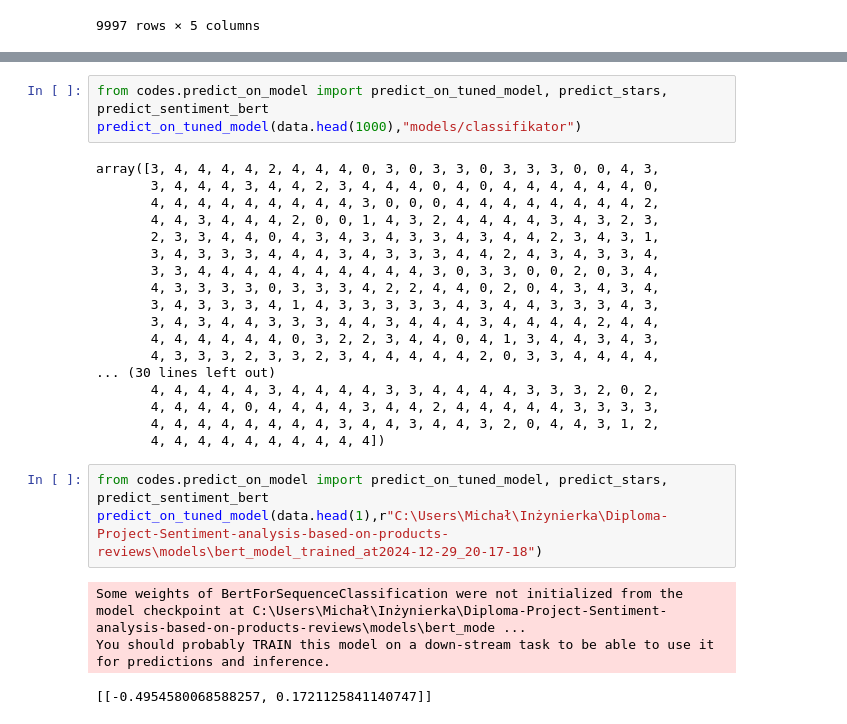
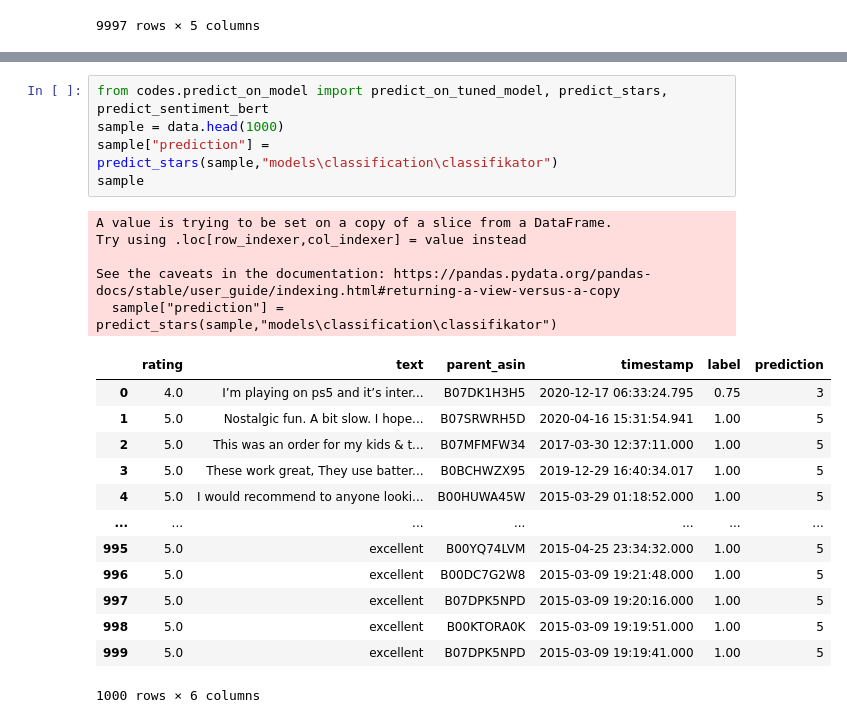
Before and after one commit to m24jeczen/Diploma-Project-Sentiment-analysis-based-on-products-reviews, a Jupyter notebook: Demov2.ipynb, the cells around one changed output, grey strips where cells are left out. Cells and saved outputs as stored; diff of their text form.

```diff
--- a/Demov2.ipynb
+++ b/Demov2.ipynb
@@ -549,28 +551,24 @@ Epoch 3/3, Train Loss: 0.4410, Val Loss: 0.8905, Val Accuracy: 0.6653
 # %%
 from codes.predict_on_model import predict_on_tuned_model, predict_stars, predict_sentiment_bert
-predict_on_tuned_model(data.head(1000),"models/classifikator")
+sample = data.head(1000)
+sample["prediction"] = predict_stars(sample,"models\classification\classifikator")
+sample
 # %% [output]
-array([3, 4, 4, 4, 4, 2, 4, 4, 4, 0, 3, 0, 3, 3, 0, 3, 3, 3, 0, 0, 4, 3,
-       3, 4, 4, 4, 3, 4, 4, 2, 3, 4, 4, 4, 0, 4, 0, 4, 4, 4, 4, 4, 4, 0,
-       4, 4, 4, 4, 4, 4, 4, 4, 4, 3, 0, 0, 0, 4, 4, 4, 4, 4, 4, 4, 4, 2,
-       4, 4, 3, 4, 4, 4, 2, 0, 0, 1, 4, 3, 2, 4, 4, 4, 4, 3, 4, 3, 2, 3,
-       2, 3, 3, 4, 4, 0, 4, 3, 4, 3, 4, 3, 3, 4, 3, 4, 4, 2, 3, 4, 3, 1,
-       3, 4, 3, 3, 3, 4, 4, 4, 3, 4, 3, 3, 3, 4, 4, 2, 4, 3, 4, 3, 3, 4,
-       3, 3, 4, 4, 4, 4, 4, 4, 4, 4, 4, 4, 3, 0, 3, 3, 0, 0, 2, 0, 3, 4,
-       4, 3, 3, 3, 3, 0, 3, 3, 3, 4, 2, 2, 4, 4, 0, 2, 0, 4, 3, 4, 3, 4,
-       3, 4, 3, 3, 3, 4, 1, 4, 3, 3, 3, 3, 3, 4, 3, 4, 4, 3, 3, 3, 4, 3,
-       3, 4, 3, 4, 4, 3, 3, 3, 4, 4, 3, 4, 4, 4, 3, 4, 4, 4, 4, 2, 4, 4,
-       4, 4, 4, 4, 4, 4, 0, 3, 2, 2, 3, 4, 4, 0, 4, 1, 3, 4, 4, 3, 4, 3,
-       4, 3, 3, 3, 2, 3, 3, 2, 3, 4, 4, 4, 4, 4, 2, 0, 3, 3, 4, 4, 4, 4,
-... (30 lines left out)
-       4, 4, 4, 4, 4, 3, 4, 4, 4, 4, 3, 3, 4, 4, 4, 4, 3, 3, 3, 2, 0, 2,
-       4, 4, 4, 4, 0, 4, 4, 4, 4, 3, 4, 4, 2, 4, 4, 4, 4, 4, 3, 3, 3, 3,
-       4, 4, 4, 4, 4, 4, 4, 4, 3, 4, 4, 3, 4, 4, 3, 2, 0, 4, 4, 3, 1, 2,
-       4, 4, 4, 4, 4, 4, 4, 4, 4, 4])
+A value is trying to be set on a copy of a slice from a DataFrame.
+Try using .loc[row_indexer,col_indexer] = value instead
+
+See the caveats in the documentation: https://pandas.pydata.org/pandas-docs/stable/user_guide/indexing.html#returning-a-view-versus-a-copy
+  sample["prediction"] = predict_stars(sample,"models\classification\classifikator")
+|  | rating | text | parent_asin | timestamp | label | prediction |
+| 0 | 4.0 | I’m playing on ps5 and it’s inter... | B07DK1H3H5 | 2020-12-17 06:33:24.795 | 0.75 | 3 |
+| 1 | 5.0 | Nostalgic fun. A bit slow. I hope... | B07SRWRH5D | 2020-04-16 15:31:54.941 | 1.00 | 5 |
+| 2 | 5.0 | This was an order for my kids & t... | B07MFMFW34 | 2017-03-30 12:37:11.000 | 1.00 | 5 |
+| 3 | 5.0 | These work great, They use batter... | B0BCHWZX95 | 2019-12-29 16:40:34.017 | 1.00 | 5 |
+| 4 | 5.0 | I would recommend to anyone looki... | B00HUWA45W | 2015-03-29 01:18:52.000 | 1.00 | 5 |
+| ... | ... | ... | ... | ... | ... | ... |
+| 995 | 5.0 | excellent | B00YQ74LVM | 2015-04-25 23:34:32.000 | 1.00 | 5 |
+| 996 | 5.0 | excellent | B00DC7G2W8 | 2015-03-09 19:21:48.000 | 1.00 | 5 |
+| 997 | 5.0 | excellent | B07DPK5NPD | 2015-03-09 19:20:16.000 | 1.00 | 5 |
+| 998 | 5.0 | excellent | B00KTORA0K | 2015-03-09 19:19:51.000 | 1.00 | 5 |
+| 999 | 5.0 | excellent | B07DPK5NPD | 2015-03-09 19:19:41.000 | 1.00 | 5 |
+1000 rows × 6 columns
-# %%
-from codes.predict_on_model import predict_on_tuned_model, predict_stars, predict_sentiment_bert
-predict_on_tuned_model(data.head(1),r"C:\Users\Michał\Inżynierka\Diploma-Project-Sentiment-analysis-based-on-products-reviews\models\bert_model_trained_at2024-12-29_20-17-18")
-# %% [output]
-Some weights of BertForSequenceClassification were not initialized from the model checkpoint at C:\Users\Michał\Inżynierka\Diploma-Project-Sentiment-analysis-based-on-products-reviews\models\bert_mode ...
-You should probably TRAIN this model on a down-stream task to be able to use it for predictions and inference.
-[[-0.4954580068588257, 0.1721125841140747]]
```
Also changed, not shown: parts of 10 cells of this notebook, 2 other files.
